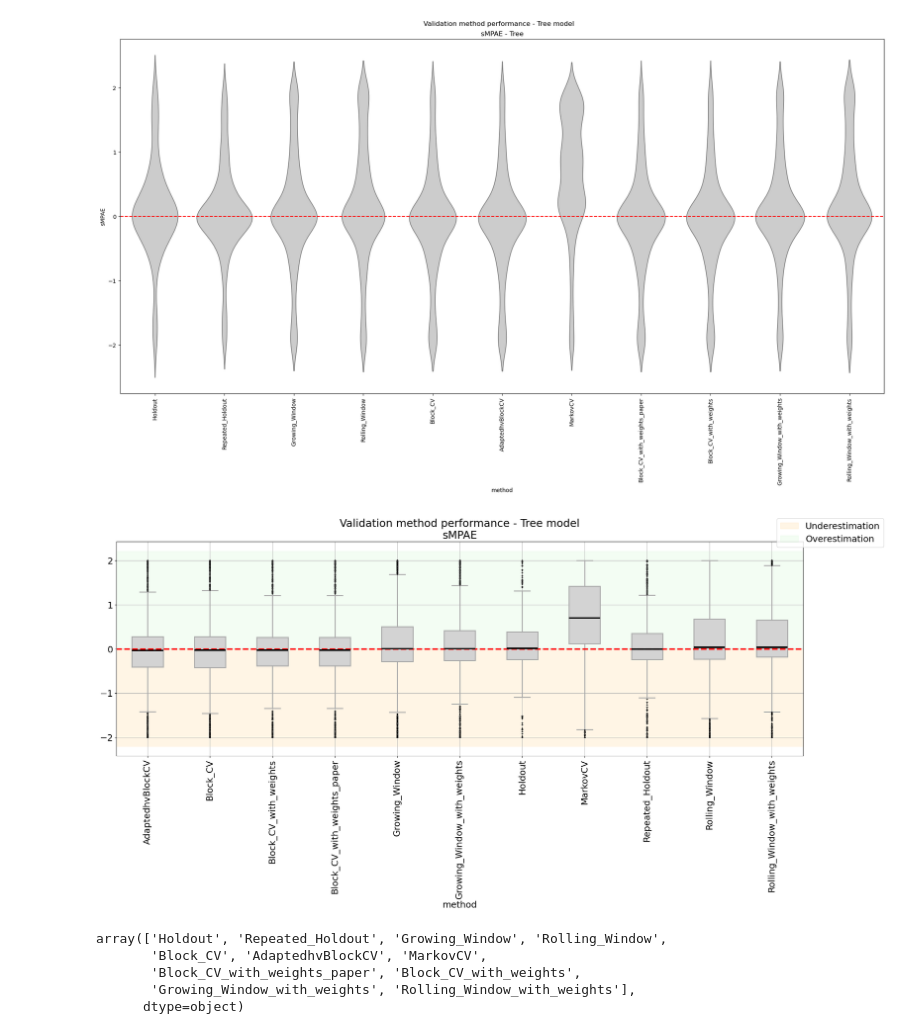
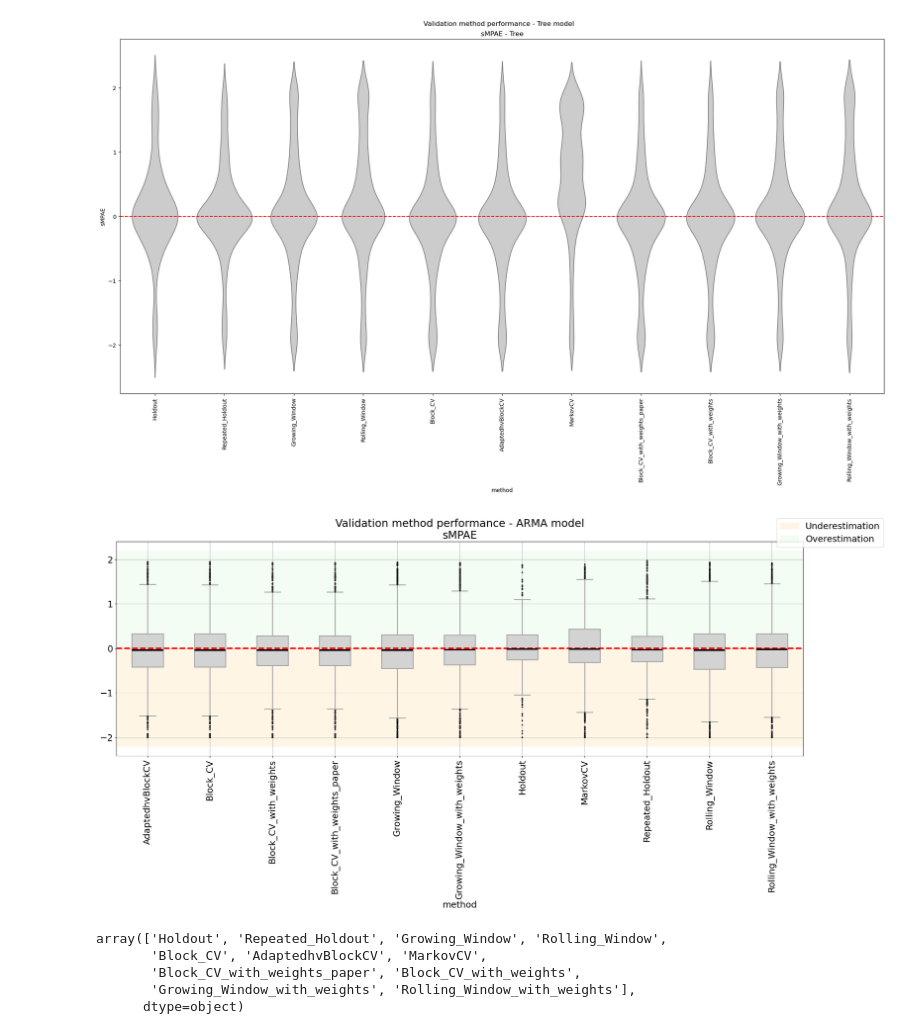
Before and after one commit to MiguelLoureiro98/timecave, a Jupyter notebook: experiments/processing_results.ipynb, the cells around one changed output. Saved outputs shown, nothing was run; the diff lists cells and outputs as text; code cells hidden in the pictures.

```diff
--- a/experiments/processing_results.ipynb
+++ b/experiments/processing_results.ipynb
@@ -341,9 +341,9 @@ combined_box_violin_plots(iteration_data, "mse", "Tree", ["sMPAE"], 10, 20)
 [figure]
 # %%
 import matplotlib.pyplot as plt
-boxplots(iteration_data, "mse", "Tree", ["sMPAE"], 8, 24, shows_outliers=True)
+boxplots(iteration_data, "mse", "ARMA", ["sMPAE"], 8, 24, shows_outliers=True)
 # %% [output]
-[figure, old version]
+[figure, new version]
 # %%
 iteration_data.method.unique()
 # %% [output]
```
Also changed, not shown: parts of 5 cells of this notebook, 10 other files.
